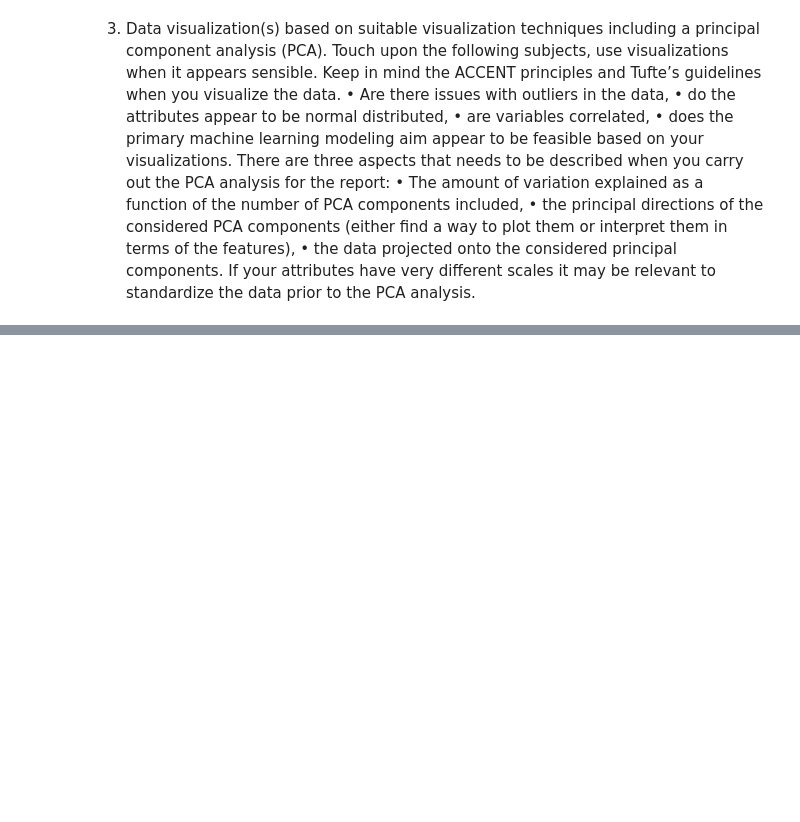
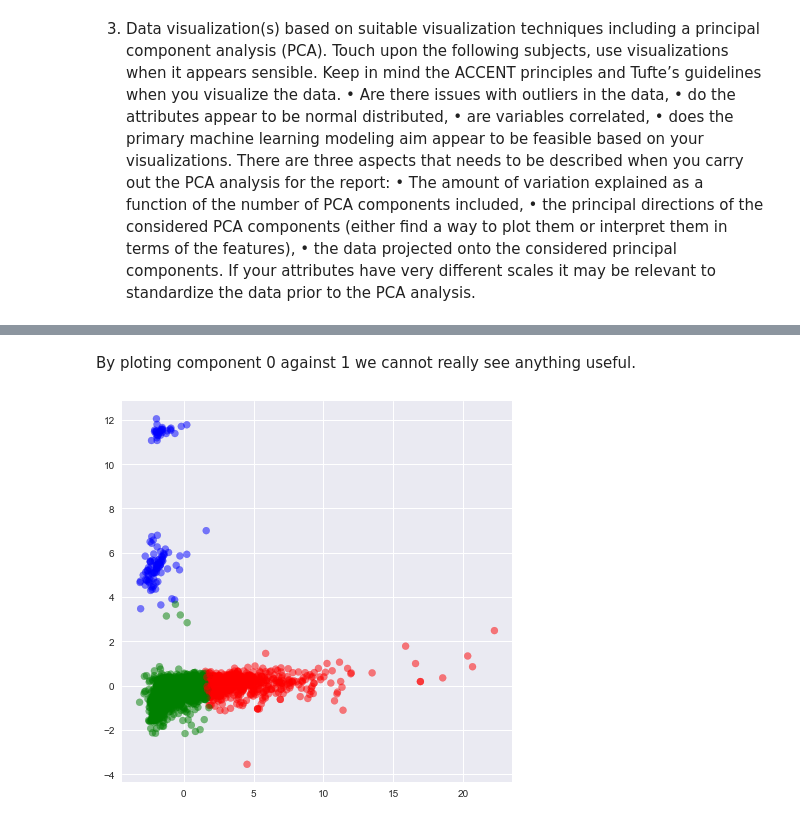
Before and after one commit to christianbillp/python, a Jupyter notebook: notebooks/ML_projekt1.ipynb, the cells around one changed output, grey strips where cells are left out. Cells and saved outputs as stored; diff of their text form; code cells hidden in the pictures; blank space fills up the shorter version.

```diff
--- a/notebooks/ML_projekt1.ipynb
+++ b/notebooks/ML_projekt1.ipynb
@@ -205,0 +225,18 @@ work.plot.scatter('imdb_score', 'movie_facebook_likes', grid=True);
+# %% [markdown]
+By ploting component 0 against 1 we cannot really see anything useful.
+# %%
+# Set a 3 KMeans clustering
+kmeans = KMeans(n_clusters=3)
+# Compute cluster centers and predict cluster indices
+X_clustered = kmeans.fit_predict(data['PCA9'])
+
+# Define our own color map
+LABEL_COLOR_MAP = {0 : 'r',1 : 'g',2 : 'b'}
+label_color = [LABEL_COLOR_MAP[l] for l in X_clustered]
+
+# Plot the scatter digram
+plt.figure(figsize = (7,7))
+plt.scatter(x_9d[:,0],x_9d[:,2], c= label_color, alpha=0.5)
+plt.show()
+# %% [output]
+[figure, added]
```
Also changed, not shown: parts of 59 cells of this notebook.
